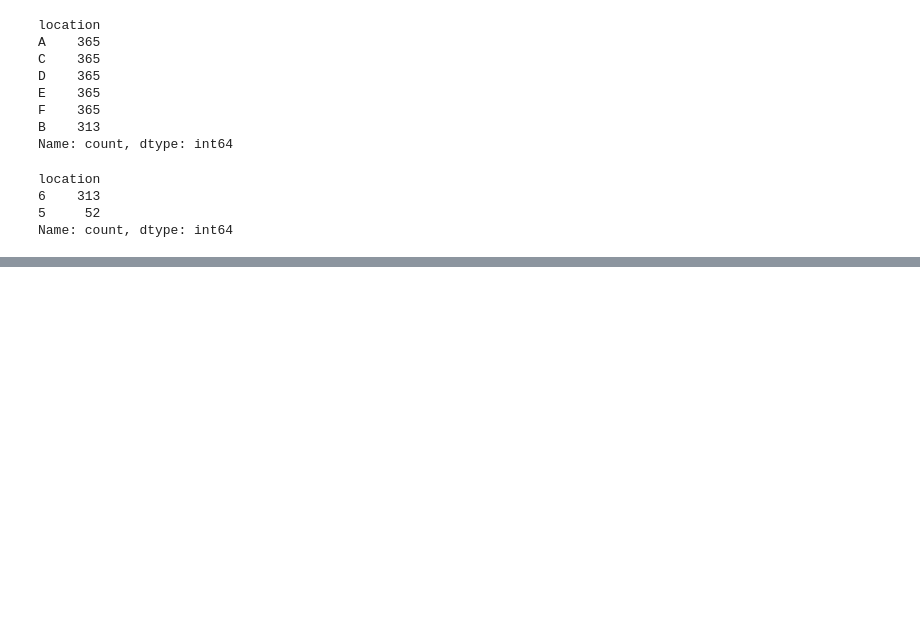
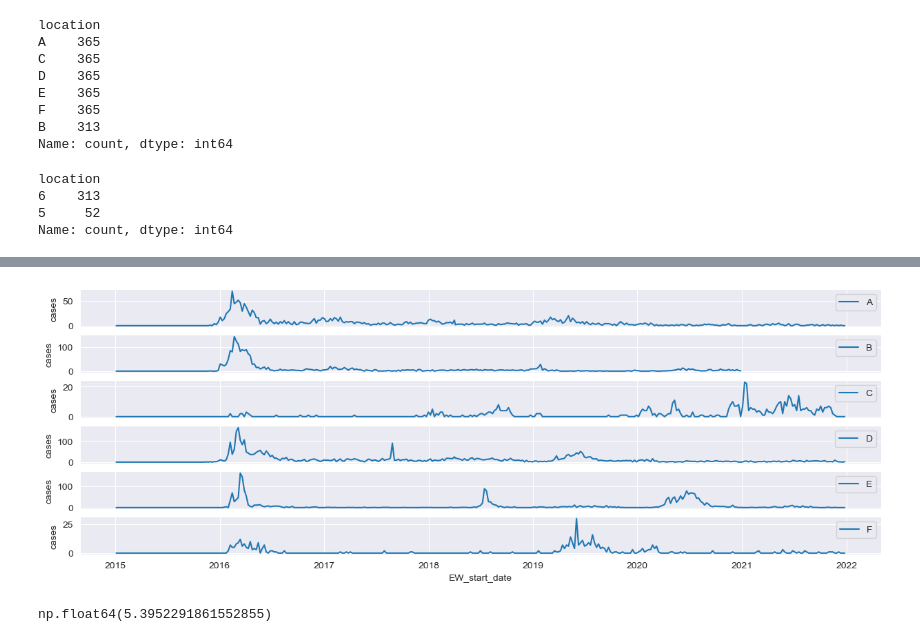
Before and after one commit to Paul123111/kaggleTest, a Jupyter notebook: 01-Import.ipynb, the cells around one changed output, grey strips where cells are left out. Drawn from its saved outputs; the diff is of its cells as text; code cells hidden in the pictures; blank space fills up the shorter version.

```diff
--- a/01-Import.ipynb
+++ b/01-Import.ipynb
@@ -124,0 +130,18 @@ for location, ax in zip(locations, axs):
+# %%
+locations = df_zika.location.unique()
+fig, axs = plt.subplots(len(locations), 1, figsize=(15, 5), sharex=True)
+
+df_tmp = df_score.copy()
+df_tmp['cases'] = 0
+
+for location, ax in zip(locations, axs):
+    criteria = "location == @location"
+    sns.lineplot(data=df_zika.query(criteria), x="EW_start_date", y="cases", ax=ax, label=location)
+    sns.lineplot(data=df_dengue.query(criteria), x="EW_start_date", y="cases", ax=ax, label=location)
+    sns.lineplot(data=df_score.query(criteria), x="EW_start_date", y="cases", ax=ax, label=location)
+# %% [output]
+[figure, added]
+# %%
+df_zika.cases.mean()
+# %% [output]
+np.float64(5.3952291861552855)
```
Also changed, not shown: parts of 2 cells of this notebook, 1 other file.
